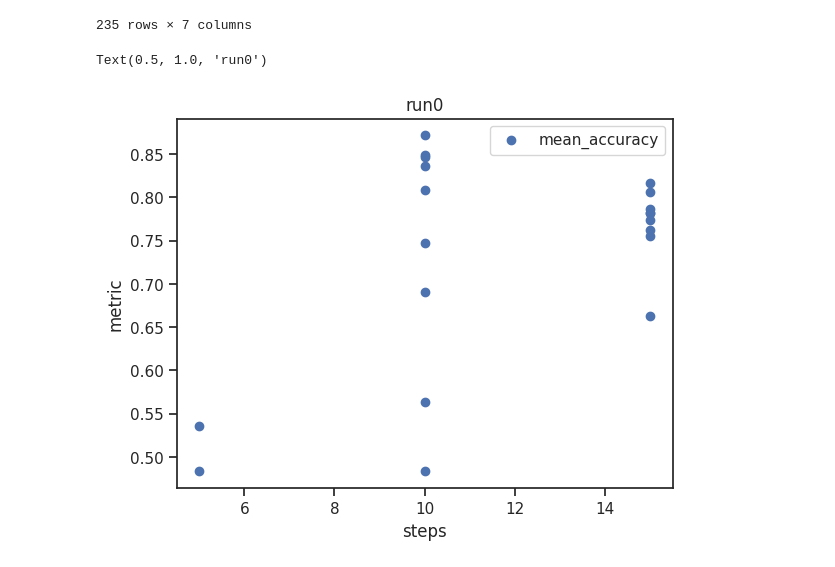
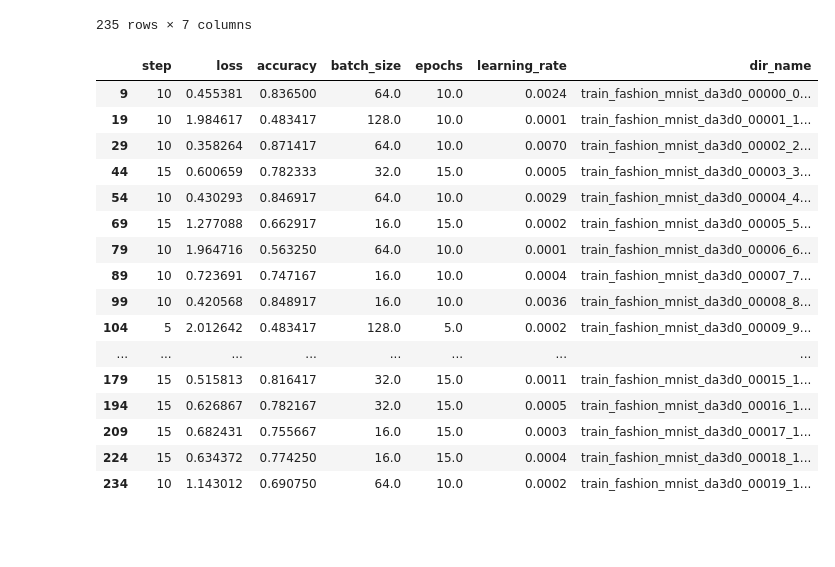
Before and after one commit to LuisaIb/fashion-tuning, a Jupyter notebook: evaluation.ipynb, the cells around one changed output. Cells and saved outputs as stored; diff of their text form; code cells hidden in the pictures; blank space fills up the shorter version.

```diff
--- a/evaluation.ipynb
+++ b/evaluation.ipynb
@@ -81,12 +76,22 @@ df
 235 rows × 7 columns
 # %%
 df_last = df.drop_duplicates(subset='dir_name', keep='last')
-
-plt.scatter(df_last['epochs'], df_last['accuracy'])
-plt.xlabel('steps')
-plt.ylabel('metric')
-plt.legend(['mean_accuracy', 'mean_val_loss'])
-plt.title('run0')
+df_last
 # %% [output]
-Text(0.5, 1.0, 'run0')
-[figure, removed]
+|  | step | loss | accuracy | batch_size | epochs | learning_rate | dir_name |
+| 9 | 10 | 0.455381 | 0.836500 | 64.0 | 10.0 | 0.0024 | train_fashion_mnist_da3d0_00000_0... |
+| 19 | 10 | 1.984617 | 0.483417 | 128.0 | 10.0 | 0.0001 | train_fashion_mnist_da3d0_00001_1... |
+| 29 | 10 | 0.358264 | 0.871417 | 64.0 | 10.0 | 0.0070 | train_fashion_mnist_da3d0_00002_2... |
+| 44 | 15 | 0.600659 | 0.782333 | 32.0 | 15.0 | 0.0005 | train_fashion_mnist_da3d0_00003_3... |
+| 54 | 10 | 0.430293 | 0.846917 | 64.0 | 10.0 | 0.0029 | train_fashion_mnist_da3d0_00004_4... |
+| 69 | 15 | 1.277088 | 0.662917 | 16.0 | 15.0 | 0.0002 | train_fashion_mnist_da3d0_00005_5... |
+| 79 | 10 | 1.964716 | 0.563250 | 64.0 | 10.0 | 0.0001 | train_fashion_mnist_da3d0_00006_6... |
+| 89 | 10 | 0.723691 | 0.747167 | 16.0 | 10.0 | 0.0004 | train_fashion_mnist_da3d0_00007_7... |
+| 99 | 10 | 0.420568 | 0.848917 | 16.0 | 10.0 | 0.0036 | train_fashion_mnist_da3d0_00008_8... |
+| 104 | 5 | 2.012642 | 0.483417 | 128.0 | 5.0 | 0.0002 | train_fashion_mnist_da3d0_00009_9... |
+| ... | ... | ... | ... | ... | ... | ... | ... |
+| 179 | 15 | 0.515813 | 0.816417 | 32.0 | 15.0 | 0.0011 | train_fashion_mnist_da3d0_00015_1... |
+| 194 | 15 | 0.626867 | 0.782167 | 32.0 | 15.0 | 0.0005 | train_fashion_mnist_da3d0_00016_1... |
+| 209 | 15 | 0.682431 | 0.755667 | 16.0 | 15.0 | 0.0003 | train_fashion_mnist_da3d0_00017_1... |
+| 224 | 15 | 0.634372 | 0.774250 | 16.0 | 15.0 | 0.0004 | train_fashion_mnist_da3d0_00018_1... |
+| 234 | 10 | 1.143012 | 0.690750 | 64.0 | 10.0 | 0.0002 | train_fashion_mnist_da3d0_00019_1... |
```
Also changed, not shown: parts of 19 cells of this notebook.
